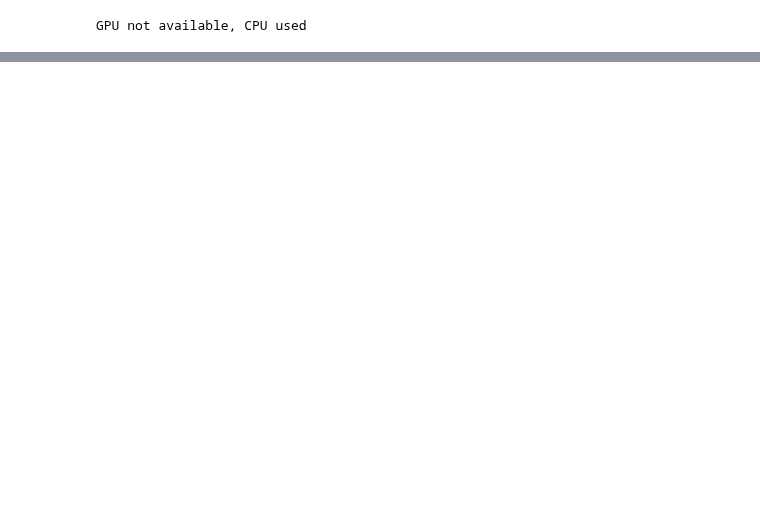
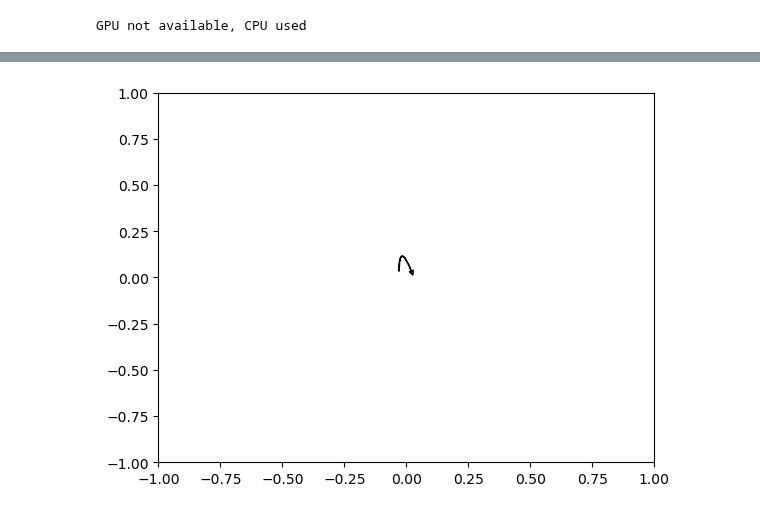
Before and after one commit to loekvanrossem/rnn_structure, a Jupyter notebook: main.ipynb, the cells around one changed output, grey strips where cells are left out. Drawn from its saved outputs; the diff is of its cells as text; code cells hidden in the pictures; blank space fills up the shorter version.

```diff
--- a/main.ipynb
+++ b/main.ipynb
@@ -156,0 +178,18 @@ interactive(children=(IntSlider(value=0, description='Epoch:', layout=Layout(wid
+# %%
+import matplotlib.patches as patches
+from matplotlib import pyplot as plt
+
+figure, axes = plt.subplots()
+line = patches.FancyArrowPatch(
+    (-0.03, 0.02),
+    (0.03, 0),
+    arrowstyle="Fancy,head_length=3,head_width=3",
+    # connectionstyle="arc3,rad=1.5",
+    connectionstyle="angle3,angleA=90, angleB=110",
+)
+axes.add_artist(line)
+axes.set_xlim(-1, 1)
+axes.set_ylim(-1, 1)
+plt.show()
+# %% [output]
+[figure, added]
```
Also changed, not shown: parts of 14 cells of this notebook, 6 other files.
